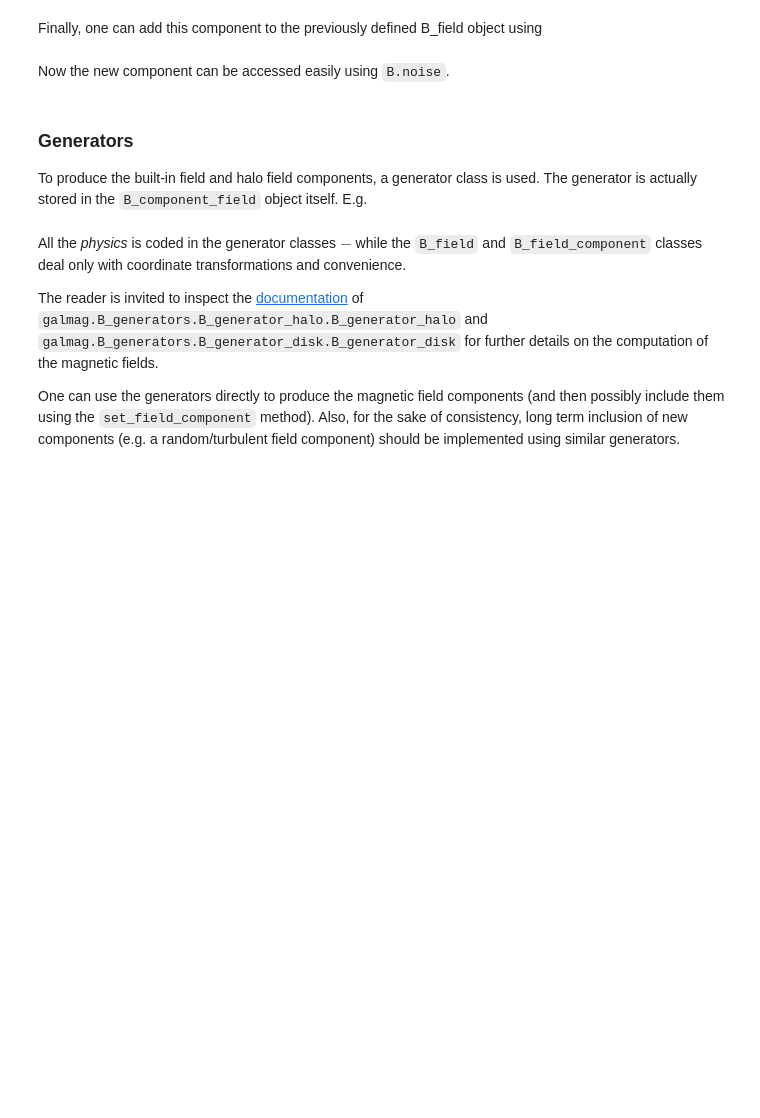
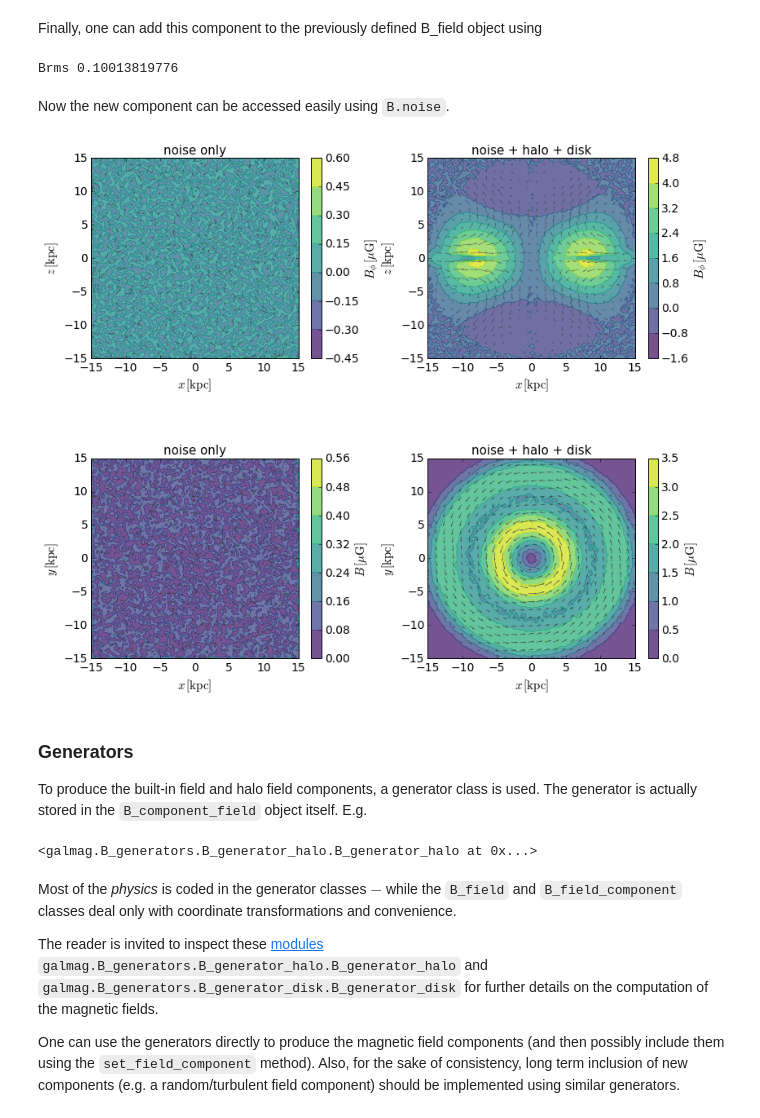
Before and after one commit to luizfelippesr/galmag, a Jupyter notebook: galmag_tutorial.ipynb, the cells around one changed output. Saved outputs shown, nothing was run; the diff lists cells and outputs as text; code cells hidden in the pictures; blank space fills up the shorter version.

```diff
--- a/galmag_tutorial.ipynb
+++ b/galmag_tutorial.ipynb
@@ -547,9 +665,9 @@ We start by generating noisy field.
 from galmag.util import derive
 
 mu = 0
-sigma = 0.1 / 6.43 # magic number..
+sigma = 0.1 / 6.418 # magic number..
 
-# Define a random vector potential
+# Defines a random vector potential
 Anoise = {} # Dictionary of vector components
 for i, c in enumerate(('x','y','z')):
     Anoise[c] = np.random.normal(mu, sigma, B.resolution.prod())
@@ -607,23 +743,27 @@ B_field object using
 B.set_field_component('noise',Bnoise_component)
 
 print 'Brms', (B.noise.x**2+B.noise.y**2+B.noise.z**2).mean()**0.5
+# %% [output]
+Brms 0.10013819776
 # %% [markdown]
 Now the new component can be accessed easily using `B.noise`.
 # %%
 figure(figsize=(13.1,11))
 subplot(2,2,1)
 title('noise only')
 plot_x_z_uniform(B.noise, skipx=4,skipz=4, iy=49)
 subplot(2,2,2)
 title('noise + halo + disk')
 plot_x_z_uniform(B, skipx=4,skipz=4, iy=49)
 subplot(2,2,3)
 title('noise only')
 plot_x_y_uniform(B.noise, skipy=4,skipx=4, iz=49, field_lines=False)
 subplot(2,2,4)
 title('noise + halo + disk')
 plot_x_y_uniform(B, skipy=4,skipx=4, iz=49, field_lines=False)
-show()
+subplots_adjust(wspace=0.3, hspace=0.5); show()
+# %% [output]
+[figure, added]
 # %% [markdown]
 ### Generators ###
 
@@ -631,14 +771,15 @@ To produce the built-in field and halo field components, a generator class is us
 The generator is actually stored in the `B_component_field` object itself. E.g.
 # %%
 B.halo.generator
+# %% [output]
+<galmag.B_generators.B_generator_halo.B_generator_halo at 0x...>
 # %% [markdown]
-All the *physics* is coded in the generator classes $-$ while the `B_field` and
+Most of the *physics* is coded in the generator classes $-$ while the `B_field` and
 `B_field_component` classes deal only with coordinate transformations and convenience.
 
-The reader is invited to inspect the [documentation](http://galmag.readthedocs.io/en/latest/galmag.B_generators.html#module-galmag.B_generators)  of
+The reader is invited to inspect these [modules](http://galmag.readthedocs.io/en/latest/galmag.B_generators.html)
 `galmag.B_generators.B_generator_halo.B_generator_halo`
-and
-`galmag.B_generators.B_generator_disk.B_generator_disk`
+and `galmag.B_generators.B_generator_disk.B_generator_disk`
 for further details on the computation of the magnetic fields.
 
 One can use the generators directly to produce the magnetic field components
```
Also changed, not shown: parts of 23 cells of this notebook.
